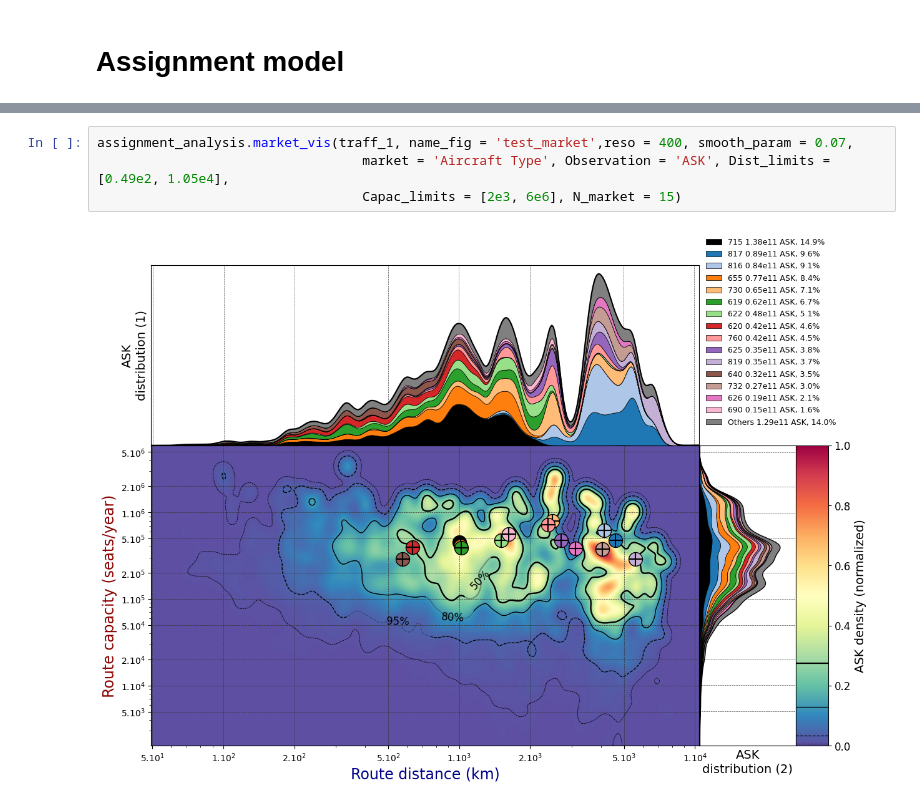
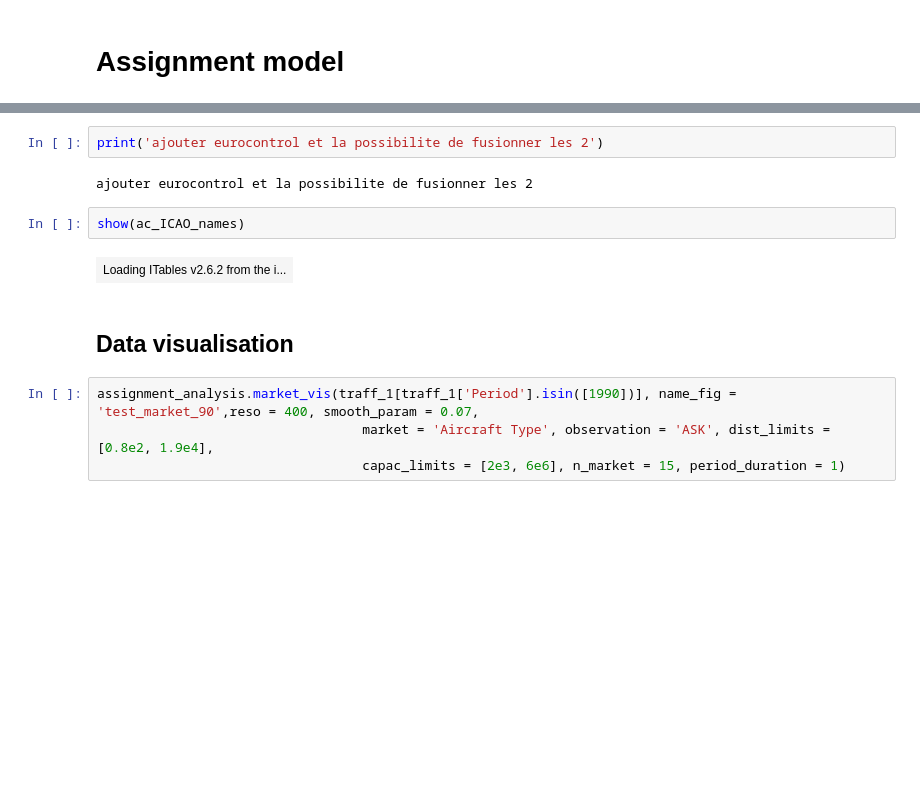
Before and after one commit to PacoViry/Thesis_models, a Jupyter notebook: main.ipynb, the cells around one changed output, grey strips where cells are left out. Cells and saved outputs as stored; diff of their text form; blank space fills up the shorter version.

```diff
--- a/main.ipynb
+++ b/main.ipynb
@@ -75,7 +110,15 @@ a automatiser dans le module maybe
+# %%
+print('ajouter eurocontrol et la possibilite de fusionner les 2')
+# %% [output]
+ajouter eurocontrol et la possibilite de fusionner les 2
+# %%
+show(ac_ICAO_names)
+# %% [output]
+| Loading ITables v2.6.2 from the i... |
+# %% [markdown]
+## Data visualisation
 # %%
-assignment_analysis.market_vis(traff_1, name_fig = 'test_market',reso = 400, smooth_param = 0.07,
-                                  market = 'Aircraft Type', Observation = 'ASK', Dist_limits = [0.49e2, 1.05e4],
-                                  Capac_limits = [2e3, 6e6], N_market = 15)
+assignment_analysis.market_vis(traff_1[traff_1['Period'].isin([1990])], name_fig = 'test_market_90',reso = 400, smooth_param = 0.07,
+                                  market = 'Aircraft Type', observation = 'ASK', dist_limits = [0.8e2, 1.9e4],
+                                  capac_limits = [2e3, 6e6], n_market = 15, period_duration = 1)
-# %% [output]
-[figure, removed]
 # %%
```
Also changed, not shown: parts of 9 cells of this notebook, 4 other files.
